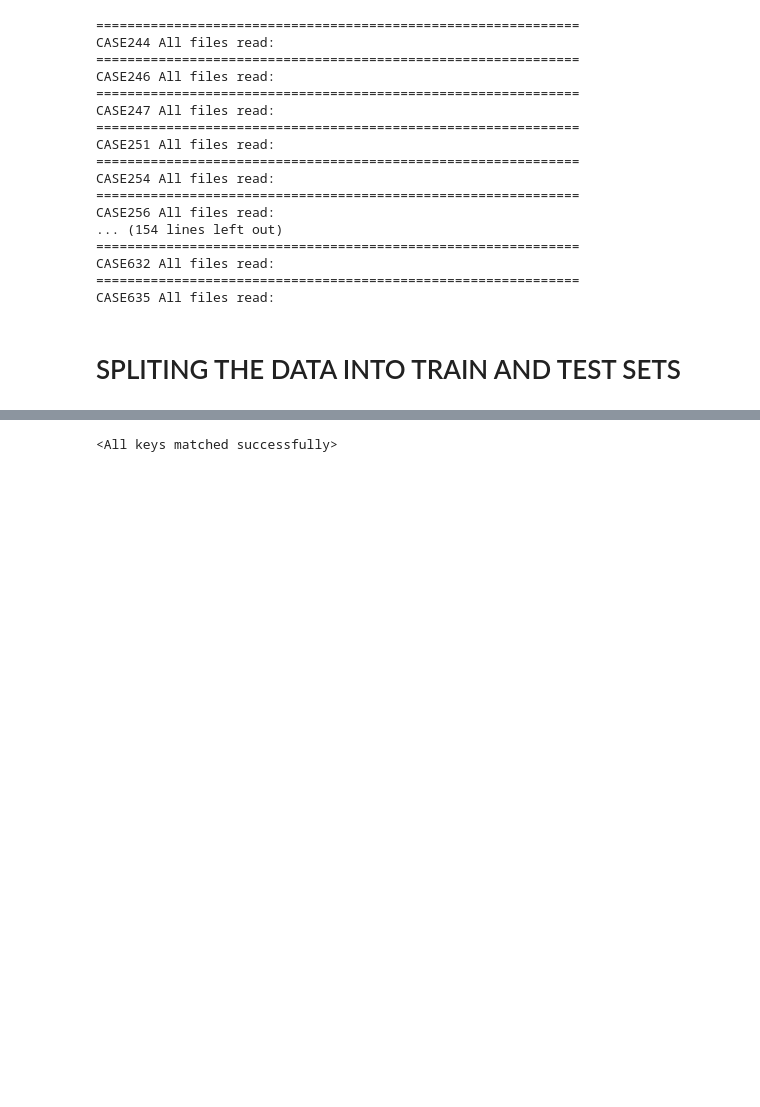
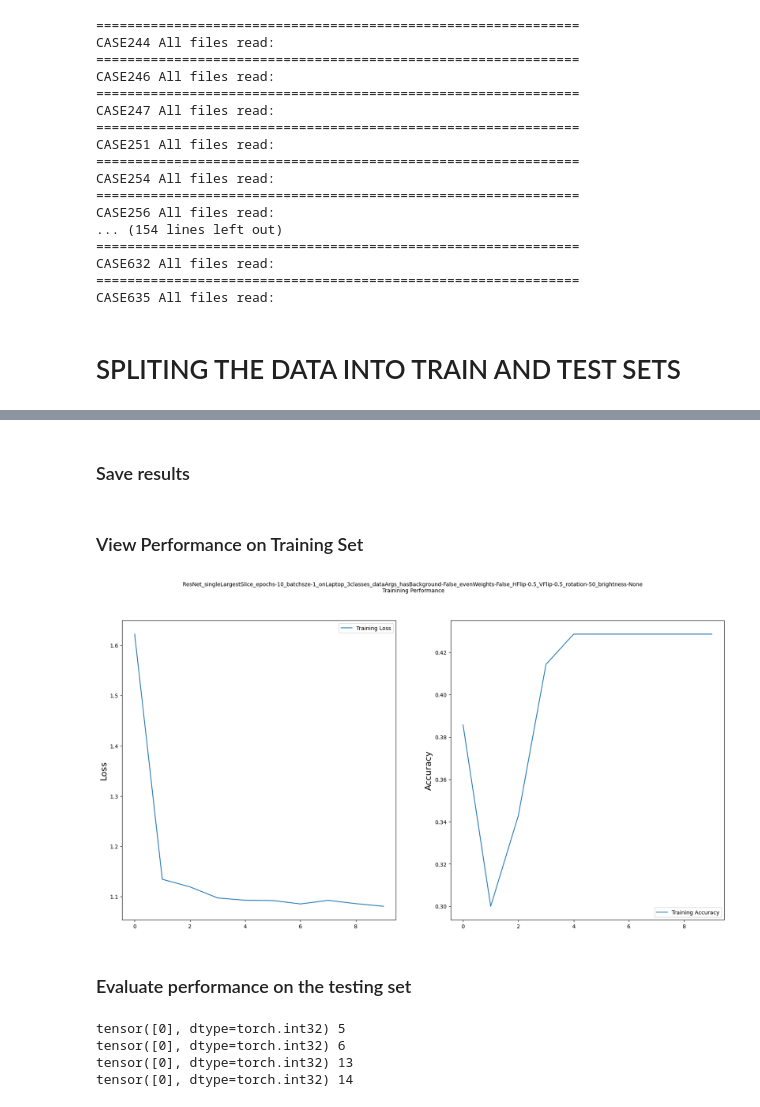
Before and after one commit to DaLawnChair/Pancreas-Cancer-Prognosis, a Jupyter notebook: imageSegmentationMultipleSingleSlice.ipynb, the cells around one changed output, grey strips where cells are left out. Cells and saved outputs as stored; diff of their text form; code cells hidden in the pictures; blank space fills up the shorter version.

```diff
--- a/imageSegmentationMultipleSingleSlice.ipynb
+++ b/imageSegmentationMultipleSingleSlice.ipynb
@@ -668,17 +723,17 @@ print('Using this device:', device)
 #Send the model to the same device that the tensors are on
 model.to(device)
 
-train_losses, train_accuracies = [], []
+train_loss, train_acc = [], []
 
 for epoch in range(NUM_EPOCHS):
-    train_loss, train_acc = train(model, trainingData, criterion, optimizer, device)
+    loss, acc = train(model, trainingData, criterion, optimizer, device)
     # val_loss, val_acc = evaluate(model, val_loader, criterion, device)
 
     print(f"Epoch {epoch+1}/{NUM_EPOCHS}")
-    print(f"Train Loss: {train_loss:.4f}, Train Acc: {train_acc:.4f}")
+    print(f"Train Loss: {loss:.4f}, Train Acc: {acc:.4f}")
 
-    train_losses.append(train_loss)
-    train_accuracies.append(train_acc)
+    train_loss.append(loss)
+    train_acc.append(acc)
     # print(f"Val Loss: {val_loss:.4f}, Val Acc: {val_acc:.4f}")
 # %% [output]
 Using this device: cuda
@@ -701,11 +756,11 @@ Train Loss: 0.5514, Train Acc: 1.0000
+# %% [markdown]
+### Save results
 # %%
 # Save the contents of this test
 os.makedirs(testPathName, exist_ok=True)
 
-#Save training history of model
-
 #Save history as pickle
-history = {'train_loss': train_losses, 'train_acc': train_accuracies}
+history = {'train_loss': train_loss, 'train_acc': train_acc}
 with open(testPathName+'/history.pkl', 'wb') as fp:
     pickle.dump(history, fp)
 
@@ -725,27 +788,41 @@ def read_history_from_pickle(testPathName):
-# %%
-# Load and evalaute the model
-modelWeightPath = testName+'/model.pt'
-model = ResNet50ClassificaitonModel()
-model.load_state_dict(torch.load(modelWeightPath))
-# %% [output]
-<All keys matched successfully>
+# %% [markdown]
+### View Performance on Training Set
 # %%
-# plt.style.use('default')
+plt.style.use('default')
 
-# plt.figure(figsize=(20,10))
-# plt.subplot(1, 2, 1)
+plt.figure(figsize=(20,10))
+plt.subplot(1, 2, 1)
+plt.suptitle(f'{testName} \nTrainining Performance', fontsize=10)
+
 # plt.suptitle('Accuracy', fontsize=10)
-# plt.ylabel('Loss', fontsize=16)
-# plt.plot(history.history['loss'], label='Training Loss')
-# # plt.plot(history.history['val_loss'], label='Validation Loss')
-# plt.legend(loc='upper right')
+plt.ylabel('Loss', fontsize=16)
+plt.plot(history['train_loss'], label='Training Loss')
+# plt.plot(history.history['val_loss'], label='Validation Loss')
+plt.legend(loc='upper right')
 
-# plt.subplot(1, 2, 2)
-# plt.ylabel('Accuracy', fontsize=16)
-# plt.plot(history.history['accuracy'], label='Training Accuracy')
-# # plt.plot(history.history['val_accuracy'], label='Validation Accuracy')
-# plt.legend(loc='lower right')
+plt.subplot(1, 2, 2)
+plt.ylabel('Accuracy', fontsize=16)
+plt.plot(history['train_acc'], label='Training Accuracy')
+# plt.plot(history.history['val_accuracy'], label='Validation Accuracy')
+plt.legend(loc='lower right')
 
-# plt.savefig(testName+'/training_history.png')
-# plt.show()
+plt.savefig(testPathName+'/training_history.png')
+plt.show()
+# %% [output]
+[figure, added]
+# %% [markdown]
+### Evaluate performance on the testing set
+# %%
+# Look into only using images of class 0
+idx = 0
+for image, label in testingData:
+    if label == 0:
+        # print(image)
+        print(label, idx)
+    idx+=1
+# %% [output]
+tensor([0], dtype=torch.int32) 5
+tensor([0], dtype=torch.int32) 6
+tensor([0], dtype=torch.int32) 13
+tensor([0], dtype=torch.int32) 14
 # %%
```
Also changed, not shown: parts of 18 cells of this notebook, 1 other file.
